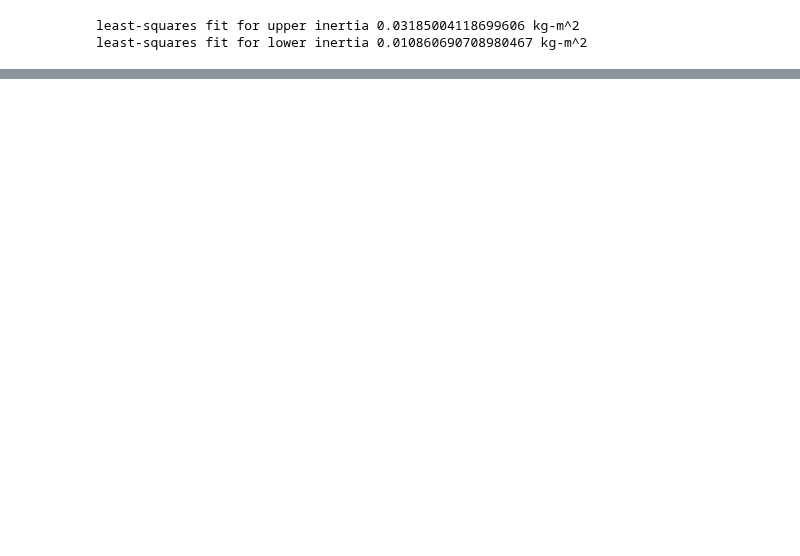
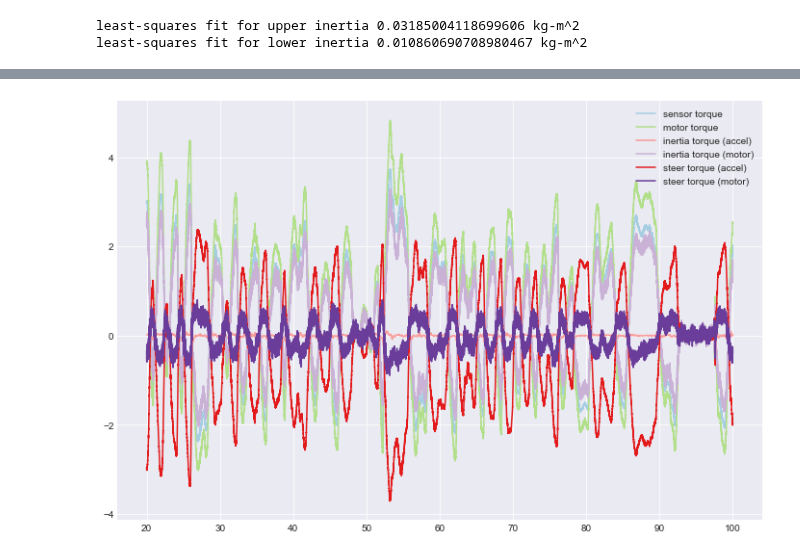
Before and after one commit to oliverlee/phobos, a Jupyter notebook: scripts/calculate_steer_torque_estimate.ipynb, the cells around one changed output, grey strips where cells are left out. Cells and saved outputs as stored; diff of their text form; code cells hidden in the pictures; blank space fills up the shorter version.

Commit message:
Add plot with comparison of steer torque calculations
Calculate inertia torque and steer torque using an acceleration based
estimate and a motor torque based estimate.

```diff
--- a/scripts/calculate_steer_torque_estimate.ipynb
+++ b/scripts/calculate_steer_torque_estimate.ipynb
@@ -1,8 +1,8 @@
 # %%
-%matplotlib notebook
-DEFAULT_FIGSIZE = (8, 6)
-#%matplotlib inline
-#DEFAULT_FIGSIZE = (12, 8)
+#%matplotlib notebook
+#DEFAULT_FIGSIZE = (8, 6)
+%matplotlib inline
+DEFAULT_FIGSIZE = (12, 8)
 
 import numpy as np
 import scipy.signal
@@ -10,6 +10,7 @@ import matplotlib.pyplot as plt
 import seaborn as sns
 sns.set_style('darkgrid')
 
+from phobos.constants import sa
 import plot_sim as ps
 
 import matplotlib as mpl
@@ -64,0 +65,42 @@ plt.show()
+# %%
+log = ps.ProcessedRecord('logs/2018-02-09T16h46m40sZ.pb.cobs.gz')
+# %%
+m1 = sa.UPPER_ASSEMBLY_INERTIA
+m2 = sa.LOWER_ASSEMBLY_INERTIA
+
+# reduce amount of data plotted
+index = slice(20*1000, 100*1000)
+t = log.t[index]
+
+sensor_torque = ps.get_kistler_sensor_torque(
+    log.records.sensors.kistler_measured_torque[index])
+motor_torque = ps.get_kollmorgen_applied_torque(
+    log.records.sensors.kollmorgen_actual_torque[index])
+
+accel = scipy.signal.savgol_filter(
+    log.measured_steer_angle[index], 101, 3, 2, 0.001)
+inertia_torque_accel = m1*accel
+steer_torque_accel = -sensor_torque + inertia_torque_accel
+
+inertia_torque_motor = m1/m2*(-sensor_torque + motor_torque)
+steer_torque_motor = -sensor_torque + inertia_torque_motor
+
+color = sns.color_palette('Paired', 12)
+
+fig, ax = plt.subplots()
+ax.plot(t, sensor_torque,
+        color=color[0], label='sensor torque')
+ax.plot(t, motor_torque,
+        color=color[2], label='motor torque')
+ax.plot(t, inertia_torque_accel,
+        color=color[4], label='inertia torque (accel)')
+ax.plot(t, inertia_torque_motor,
+        color=color[8], label='inertia torque (motor)')
+ax.plot(t, steer_torque_accel,
+        color=color[5], label='steer torque (accel)')
+ax.plot(t, steer_torque_motor,
+        color=color[9], label='steer torque (motor)')
+ax.legend()
+plt.show()
+# %% [output]
+[figure, added]
```
Also changed, not shown: parts of 1 cell of this notebook.
